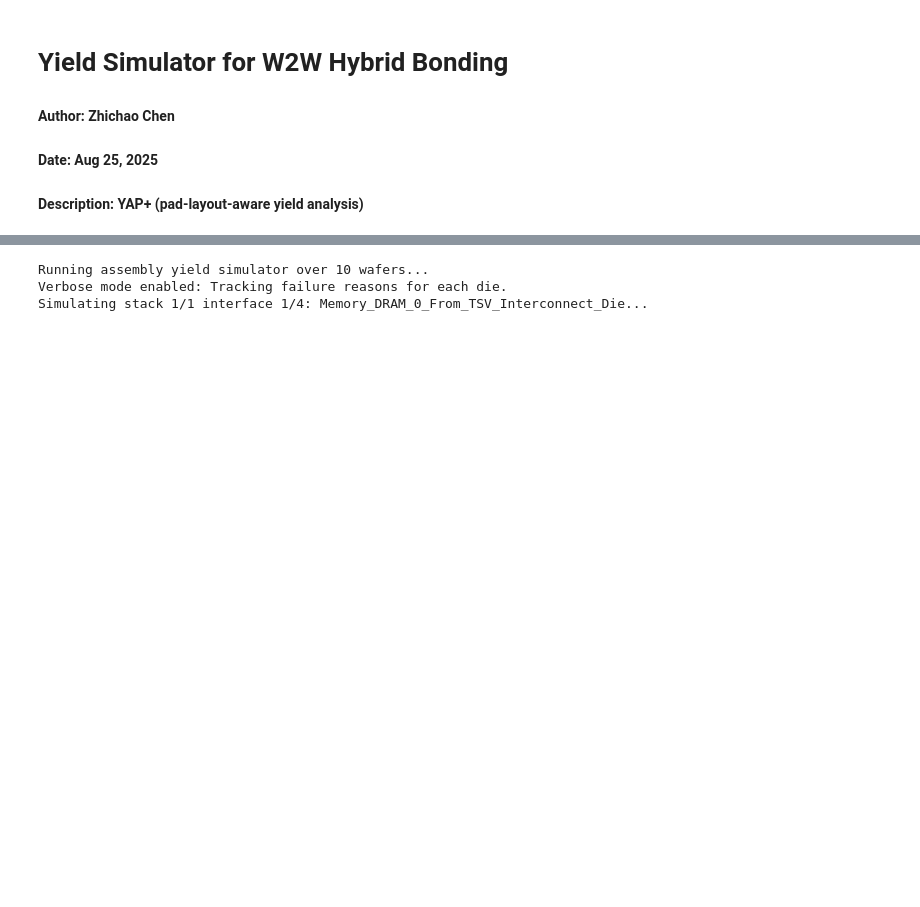
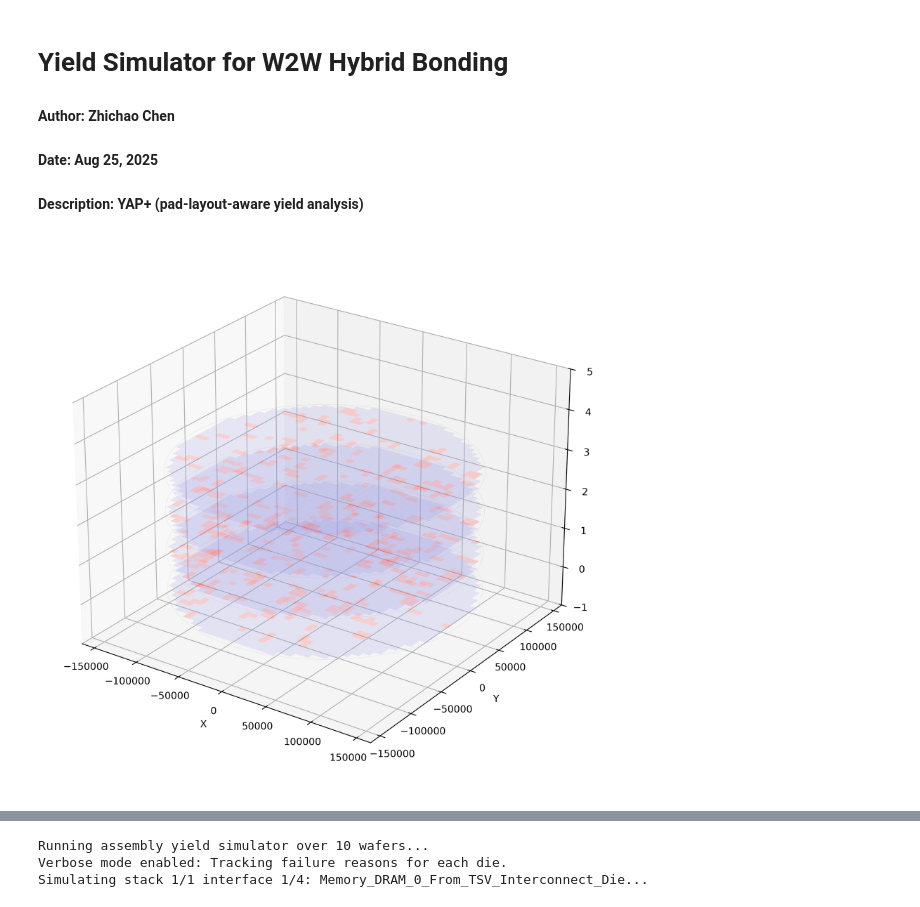
Before and after one commit to nanocad-lab/YAP, a Jupyter notebook: W2W/simulator_main.ipynb, the cells around one changed output, grey strips where cells are left out. Drawn from its saved outputs; the diff is of its cells as text; code cells hidden in the pictures; blank space fills up the shorter version.

Commit message:
Support visualization for W2W stacking yield simulation

```diff
--- a/W2W/simulator_main.ipynb
+++ b/W2W/simulator_main.ipynb
@@ -14,3 +14,9 @@ import matplotlib.pyplot as plt
 from assembly_yield_simulator import Assembly_Yield_Simulator
 from types import SimpleNamespace
 import os
+# %%
+import joblib
+import yaml
+from mpl_toolkits.mplot3d.art3d import Poly3DCollection
+
+waf_stack = joblib.load("waf_stack.joblib")
@@ -16,0 +96,4 @@ import os
+# %%
+draw_w2w_stack_3d(waf_stack, itf_pitch=1.0)
+# %% [output]
+[figure, added]
```
Also changed, not shown: parts of 5 cells of this notebook, 2 other files.
